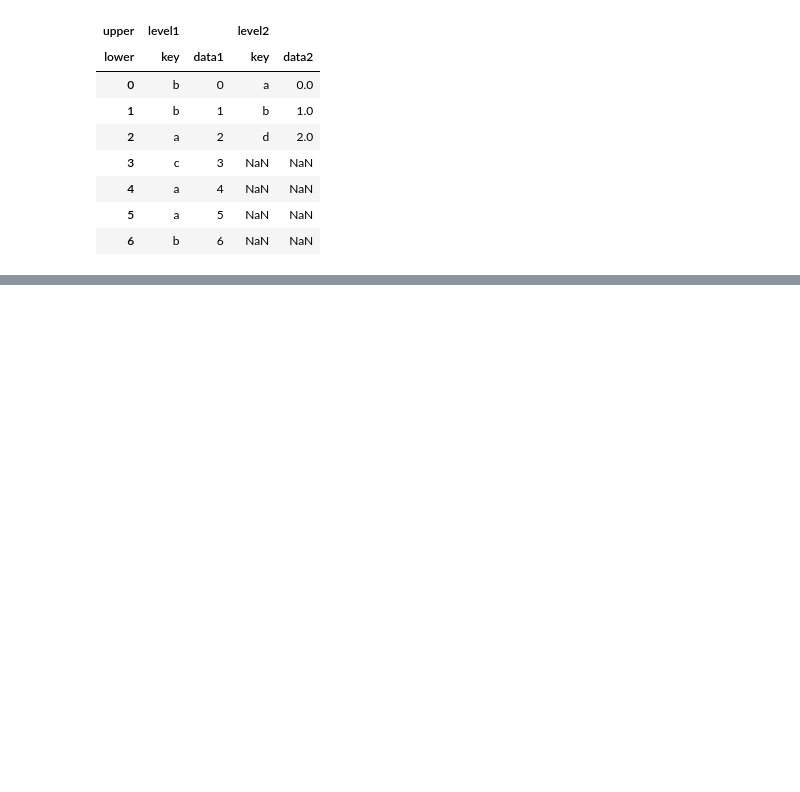
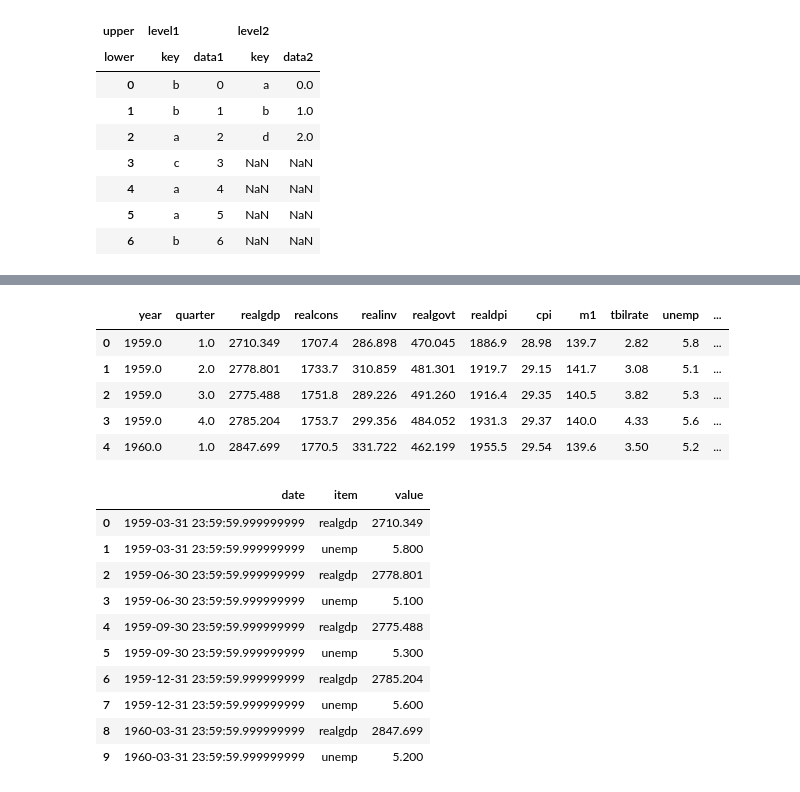
Before and after one commit to MuayThaiLegz/Py_DataAnalysis, a Jupyter notebook: PyForData_8.ipynb, the cells around one changed output, grey strips where cells are left out. Saved outputs shown, nothing was run; the diff lists cells and outputs as text; code cells hidden in the pictures; blank space fills up the shorter version.

Commit message:
Complete chapter 8
Wrapped up chapter 8 learning about pivoting and reshaping pandas objects

```diff
--- a/PyForData_8.ipynb
+++ b/PyForData_8.ipynb
@@ -774,0 +992,43 @@ display(pd.concat([df1, df2], axis=1, keys=['level1', 'level2'],
+# %%
+"""
+Pivoting "long" to ;wide format
+
+A common way to store multiple time Series in databases and CVS is in so-called long or stacked format.
+Let's load some example data and do a small ammount of time series wrangling and other data cleaning:
+"""
+data = pd.read_csv('macrodata.csv')
+
+display(data.head())
+
+periods = pd.PeriodIndex(year=data.year, quarter=data.quarter,
+                        name='date')
+
+columns = pd.Index(['realgdp', 'inlf', 'unemp'], name = 'item')
+
+data = data.reindex(columns=columns)
+
+data.index  = periods.to_timestamp('D', 'end')
+
+ldata = data.stack().reset_index().rename(columns={0: 'value'})
+
+# Looking ahead [PeriodIndex] combines the year and quarter columns to create a kinf od time interval type
+
+ldata[:10]
+# %% [output]
+|  | year | quarter | realgdp | realcons | realinv | realgovt | realdpi | cpi | m1 | tbilrate | unemp | ... |
+| 0 | 1959.0 | 1.0 | 2710.349 | 1707.4 | 286.898 | 470.045 | 1886.9 | 28.98 | 139.7 | 2.82 | 5.8 | ... |
+| 1 | 1959.0 | 2.0 | 2778.801 | 1733.7 | 310.859 | 481.301 | 1919.7 | 29.15 | 141.7 | 3.08 | 5.1 | ... |
+| 2 | 1959.0 | 3.0 | 2775.488 | 1751.8 | 289.226 | 491.260 | 1916.4 | 29.35 | 140.5 | 3.82 | 5.3 | ... |
+| 3 | 1959.0 | 4.0 | 2785.204 | 1753.7 | 299.356 | 484.052 | 1931.3 | 29.37 | 140.0 | 4.33 | 5.6 | ... |
+| 4 | 1960.0 | 1.0 | 2847.699 | 1770.5 | 331.722 | 462.199 | 1955.5 | 29.54 | 139.6 | 3.50 | 5.2 | ... |
+|  | date | item | value |
+| 0 | 1959-03-31 23:59:59.999999999 | realgdp | 2710.349 |
+| 1 | 1959-03-31 23:59:59.999999999 | unemp | 5.800 |
+| 2 | 1959-06-30 23:59:59.999999999 | realgdp | 2778.801 |
+| 3 | 1959-06-30 23:59:59.999999999 | unemp | 5.100 |
+| 4 | 1959-09-30 23:59:59.999999999 | realgdp | 2775.488 |
+| 5 | 1959-09-30 23:59:59.999999999 | unemp | 5.300 |
+| 6 | 1959-12-31 23:59:59.999999999 | realgdp | 2785.204 |
+| 7 | 1959-12-31 23:59:59.999999999 | unemp | 5.600 |
+| 8 | 1960-03-31 23:59:59.999999999 | realgdp | 2847.699 |
+| 9 | 1960-03-31 23:59:59.999999999 | unemp | 5.200 |
```
Also changed, not shown: parts of 6 cells of this notebook.
